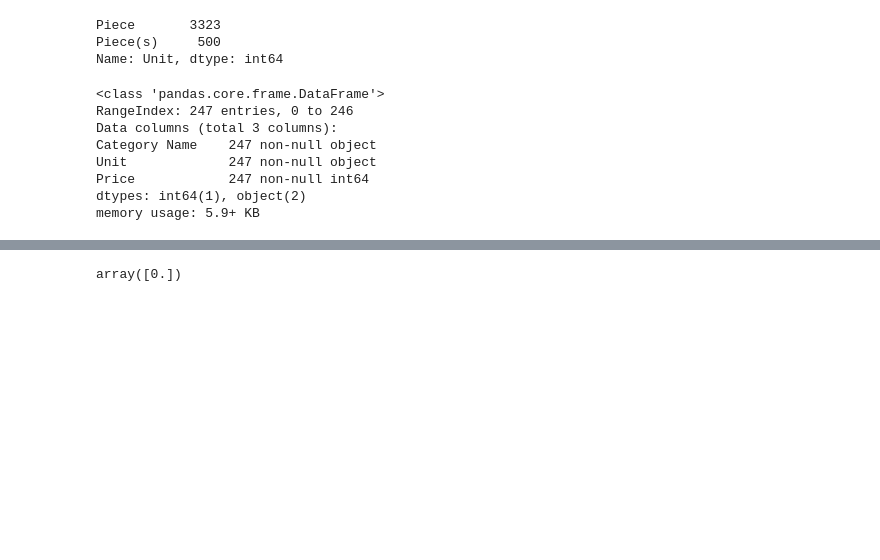
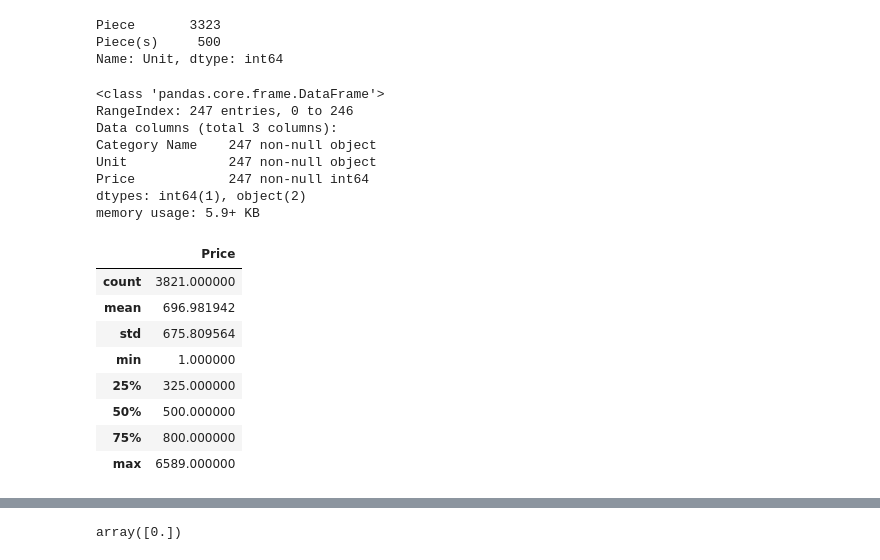
Before and after one commit to princeofpython/IndiaMart-Hackathon-2k19, a Jupyter notebook: phase1.ipynb, the cells around one changed output, grey strips where cells are left out. Cells and saved outputs as stored; diff of their text form; code cells hidden in the pictures; blank space fills up the shorter version.

```diff
--- a/phase1.ipynb
+++ b/phase1.ipynb
@@ -139,4 +144,16 @@ Unit             247 non-null object
 Price            247 non-null int64
 dtypes: int64(1), object(2)
 memory usage: 5.9+ KB
+# %%
+kurtadf.loc[((kurtadf['Unit']=='Piece') | (kurtadf['Unit']=='Piece(s)'))][(kurta_z < 3)].describe()
+# %% [output]
+|  | Price |
+| count | 3821.000000 |
+| mean | 696.981942 |
+| std | 675.809564 |
+| min | 1.000000 |
+| 25% | 325.000000 |
+| 50% | 500.000000 |
+| 75% | 800.000000 |
+| max | 6589.000000 |
 # %%
```
Also changed, not shown: parts of 19 cells of this notebook.
